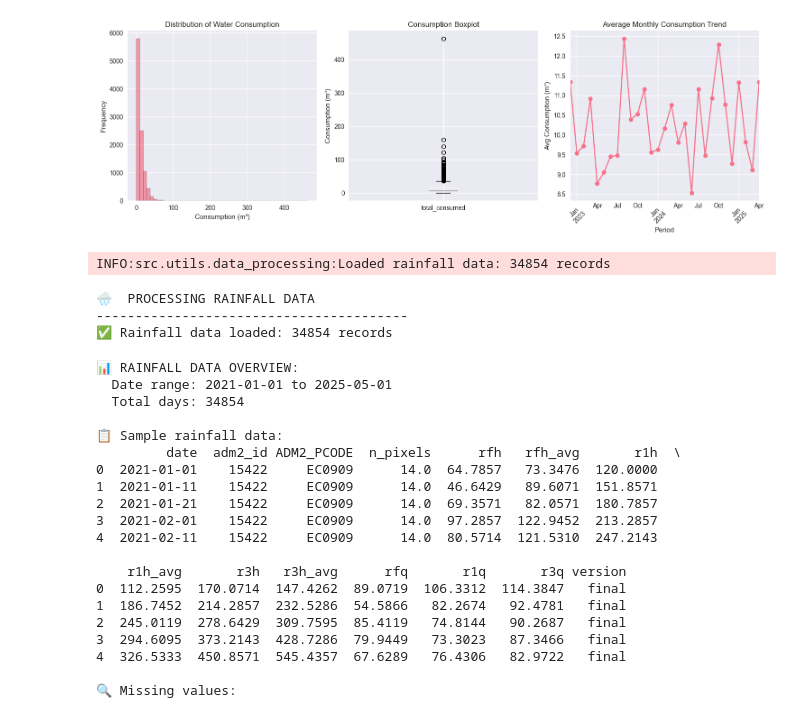
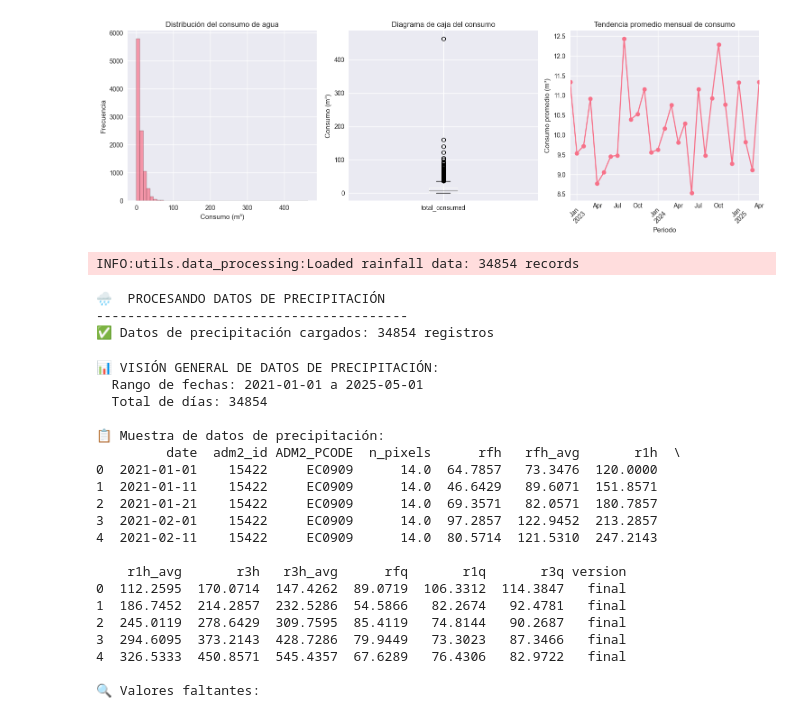
Before and after one commit to lapillaga/junta-analytics, a Jupyter notebook: notebooks/01_data_integration.ipynb, the cells around one changed output. Cells and saved outputs as stored; diff of their text form; code cells hidden in the pictures.

```diff
--- a/notebooks/01_data_integration.ipynb
+++ b/notebooks/01_data_integration.ipynb
@@ -134,49 +142,55 @@ print(f"  Max: {consumption_stats['max']:.2f} m³")
 # %%
-# 2.3 Visualize Consumption Distribution
+# 2.3 Visualizar la distribución de consumo
 measures_df['period_start'] = pd.to_datetime(
     measures_df['period_start'],
     errors='raise'
 )
+
 plt.figure(figsize=(15, 5))
 
+# Histograma de consumo
 plt.subplot(1, 3, 1)
 plt.hist(measures_df['total_consumed'], bins=50, alpha=0.7, edgecolor='black')
-plt.title('Distribution of Water Consumption')
-plt.xlabel('Consumption (m³)')
-plt.ylabel('Frequency')
+plt.title('Distribución del consumo de agua')
+plt.xlabel('Consumo (m³)')
+plt.ylabel('Frecuencia')
 
+# Diagrama de caja de consumo
 plt.subplot(1, 3, 2)
 measures_df.boxplot(column='total_consumed', ax=plt.gca())
-plt.title('Consumption Boxplot')
-plt.ylabel('Consumption (m³)')
+plt.title('Diagrama de caja del consumo')
+plt.ylabel('Consumo (m³)')
 
+# Tendencia promedio mensual de consumo
 plt.subplot(1, 3, 3)
-monthly_consumption = measures_df.groupby(measures_df['period_start'].dt.to_period('M'))['total_consumed'].mean()
+monthly_consumption = measures_df.groupby(
+    measures_df['period_start'].dt.to_period('M')
+)['total_consumed'].mean()
 monthly_consumption.plot(kind='line', marker='o')
-plt.title('Average Monthly Consumption Trend')
-plt.xlabel('Period')
-plt.ylabel('Avg Consumption (m³)')
+plt.title('Tendencia promedio mensual de consumo')
+plt.xlabel('Periodo')
+plt.ylabel('Consumo promedio (m³)')
 plt.xticks(rotation=45)
 
 plt.tight_layout()
 plt.show()
 # %% [output]
-[figure, old version]
+[figure, new version]
 # %%
-#3. Rainfall Data Processing
+# 3. Procesamiento de datos de precipitación
 
-print("\n🌧️  PROCESSING RAINFALL DATA")
+print("\n🌧️  PROCESANDO DATOS DE PRECIPITACIÓN")
 print("-" * 40)
 
-# Initialize rainfall processor
+# Inicializar el procesador de precipitación
 try:
     rainfall_processor = RainfallProcessor('../data/raw/rainfall_ecuador.csv')
     rainfall_raw = rainfall_processor.load_data()
-    print(f"✅ Rainfall data loaded: {len(rainfall_raw)} records")
+    print(f"✅ Datos de precipitación cargados: {len(rainfall_raw)} registros")
 except Exception as e:
-    print(f"❌ Error loading rainfall data: {e}")
-    print("🔄 Please ensure the CSV file is in the correct location")
-    # Create sample data for demonstration
+    print(f"❌ Error al cargar datos de precipitación: {e}")
+    print("🔄 Por favor asegúrate de que el archivo CSV esté en la ubicación correcta")
+    # Crear datos de ejemplo para demostración
     date_range = pd.date_range(start='2021-01-01', end='2023-12-31', freq='D')
     rainfall_raw = pd.DataFrame({
         'date': date_range,
@@ -191,35 +205,35 @@ except Exception as e:
         'r3h_avg': np.random.uniform(40, 220, len(date_range))
     })
     rainfall_processor.raw_data = rainfall_raw
-    print(f"📝 Created sample rainfall data: {len(rainfall_raw)} records")
+    print(f"📝 Datos de precipitación de ejemplo creados: {len(rainfall_raw)} registros")
 # %% [output]
-INFO:src.utils.data_processing:Loaded rainfall data: 34854 records
+INFO:utils.data_processing:Loaded rainfall data: 34854 records
-🌧️  PROCESSING RAINFALL DATA
+🌧️  PROCESANDO DATOS DE PRECIPITACIÓN
 ----------------------------------------
-✅ Rainfall data loaded: 34854 records
+✅ Datos de precipitación cargados: 34854 registros
 # %%
-#3.1 Explore Rainfall Data Structure
+# 3.1 Exploración de la estructura de datos de precipitación
 
-print(f"\n📊 RAINFALL DATA OVERVIEW:")
-print(f"  Date range: {rainfall_raw['date'].min()} to {rainfall_raw['date'].max()}")
-print(f"  Total days: {len(rainfall_raw)}")
+print(f"\n📊 VISIÓN GENERAL DE DATOS DE PRECIPITACIÓN:")
+print(f"  Rango de fechas: {rainfall_raw['date'].min()} a {rainfall_raw['date'].max()}")
+print(f"  Total de días: {len(rainfall_raw)}")
 
-# Display first few rows
-print(f"\n📋 Sample rainfall data:")
+# Mostrar las primeras filas del DataFrame
+print(f"\n📋 Muestra de datos de precipitación:")
 print(rainfall_raw.head())
 
-# Check for missing values
+# Comprobar valores faltantes en cada columna
 missing_data = rainfall_raw.isnull().sum()
-print(f"\n🔍 Missing values:")
+print(f"\n🔍 Valores faltantes:")
 for col, missing_count in missing_data.items():
     if missing_count > 0:
         print(f"  {col}: {missing_count} ({missing_count/len(rainfall_raw)*100:.1f}%)")
 # %% [output]
-📊 RAINFALL DATA OVERVIEW:
-  Date range: 2021-01-01 to 2025-05-01
-  Total days: 34854
+📊 VISIÓN GENERAL DE DATOS DE PRECIPITACIÓN:
+  Rango de fechas: 2021-01-01 a 2025-05-01
+  Total de días: 34854
 
-📋 Sample rainfall data:
+📋 Muestra de datos de precipitación:
          date  adm2_id ADM2_PCODE  n_pixels      rfh   rfh_avg       r1h  \
 0  2021-01-01    15422     EC0909      14.0  64.7857   73.3476  120.0000
 1  2021-01-11    15422     EC0909      14.0  46.6429   89.6071  151.8571
@@ -234,5 +248,5 @@ for col, missing_count in missing_data.items():
 3  294.6095  373.2143  428.7286  79.9449   73.3023   87.3466   final
 4  326.5333  450.8571  545.4357  67.6289   76.4306   82.9722   final
 
-🔍 Missing values:
+🔍 Valores faltantes:
 # %%
```
Also changed, not shown: parts of 18 cells of this notebook, 11 other files.
